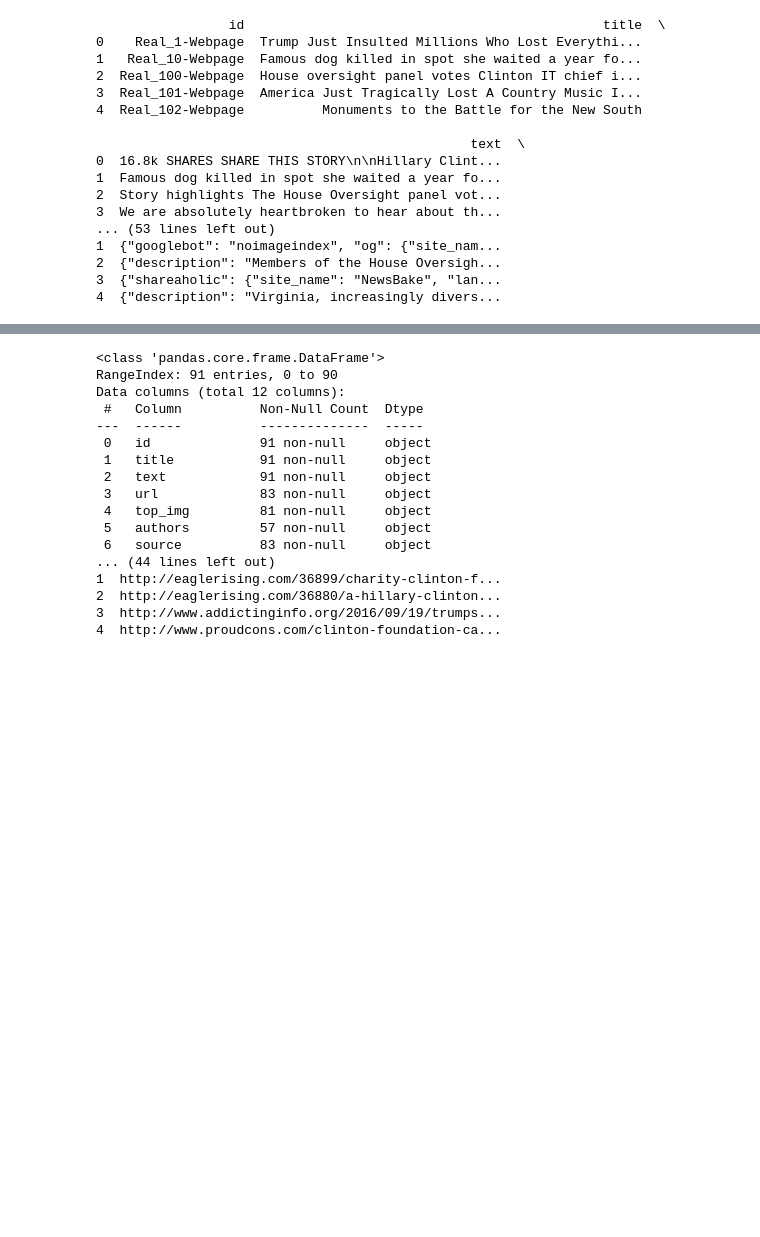
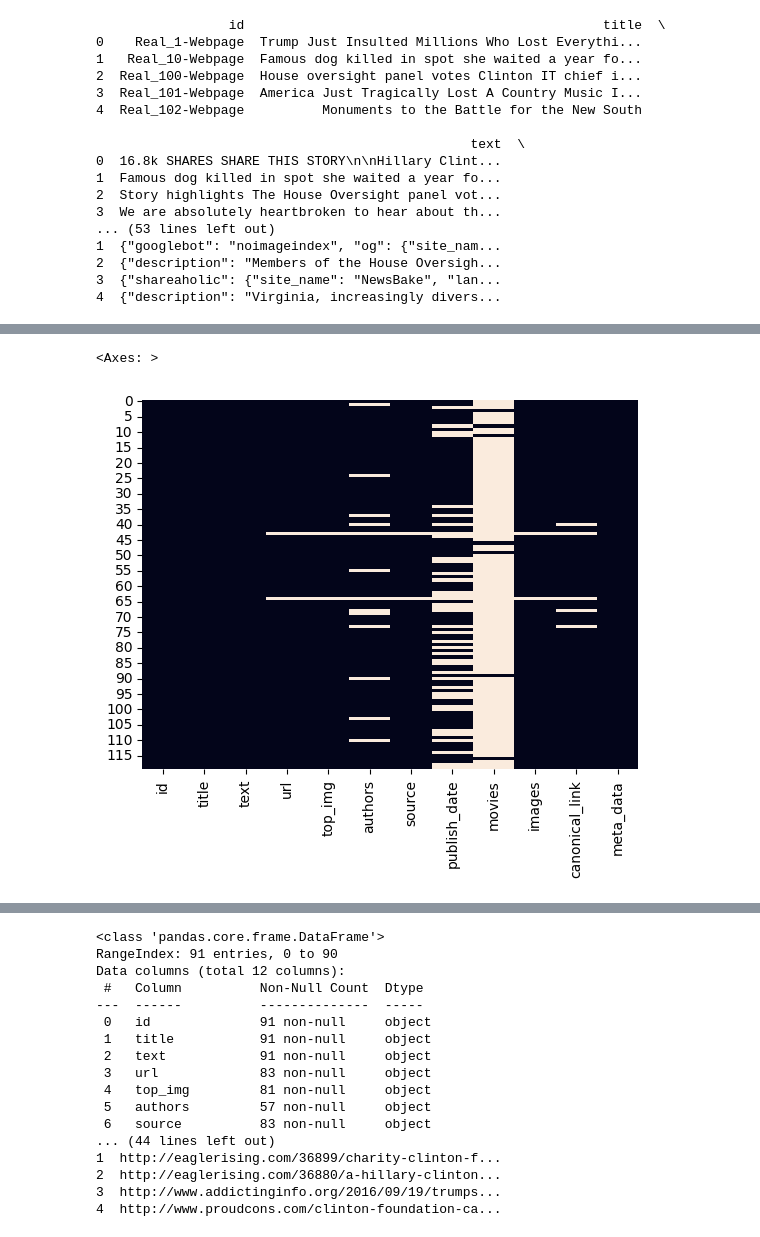
Before and after one commit to bjduva456/cs350_fake_news_project, a Jupyter notebook: data_cleaning.ipynb, the cells around one changed output, grey strips where cells are left out. Saved outputs shown, nothing was run; the diff lists cells and outputs as text; code cells hidden in the pictures; blank space fills up the shorter version.

```diff
--- a/data_cleaning.ipynb
+++ b/data_cleaning.ipynb
@@ -125,0 +133,5 @@ print(politifact_real_news.head())
+# %%
+sns.heatmap(politifact_real_news.isnull(), cbar=False)
+# %% [output]
+<Axes: >
+[figure, added]
```
Also changed, not shown: parts of 4 cells of this notebook.
